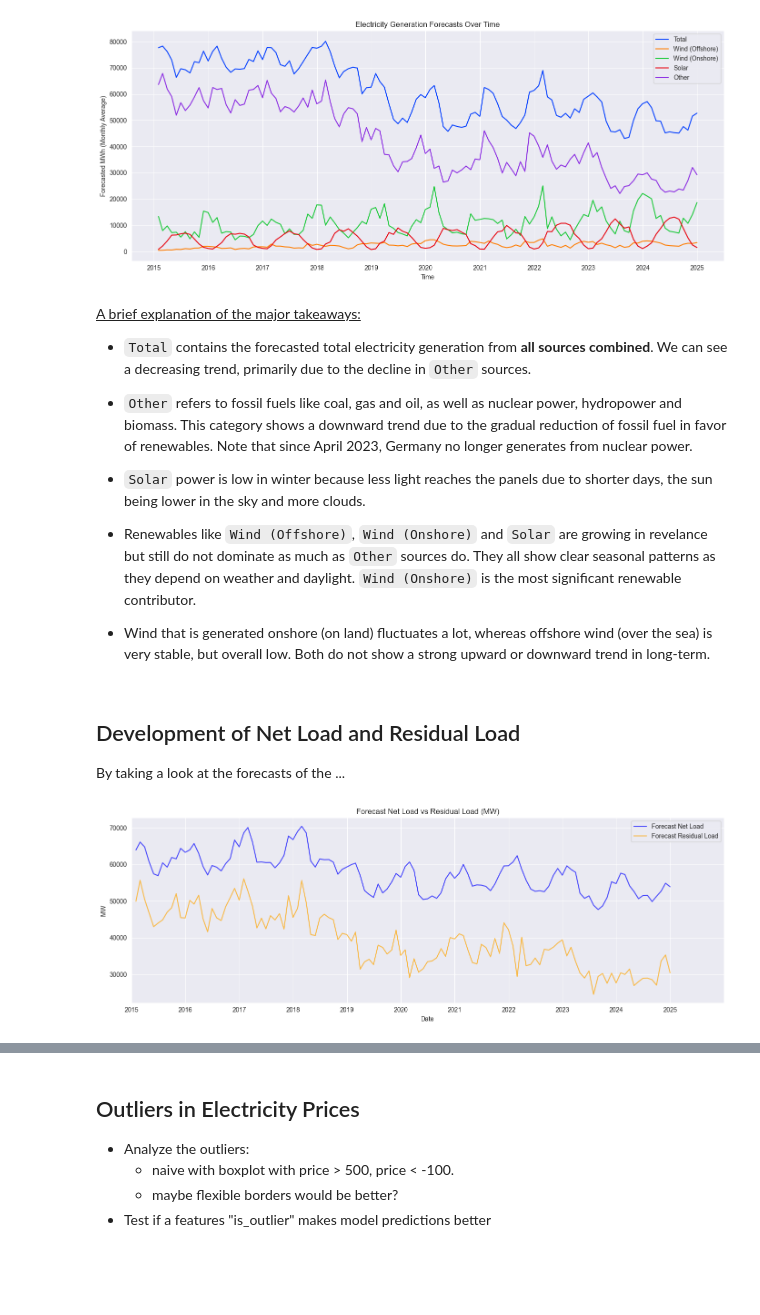
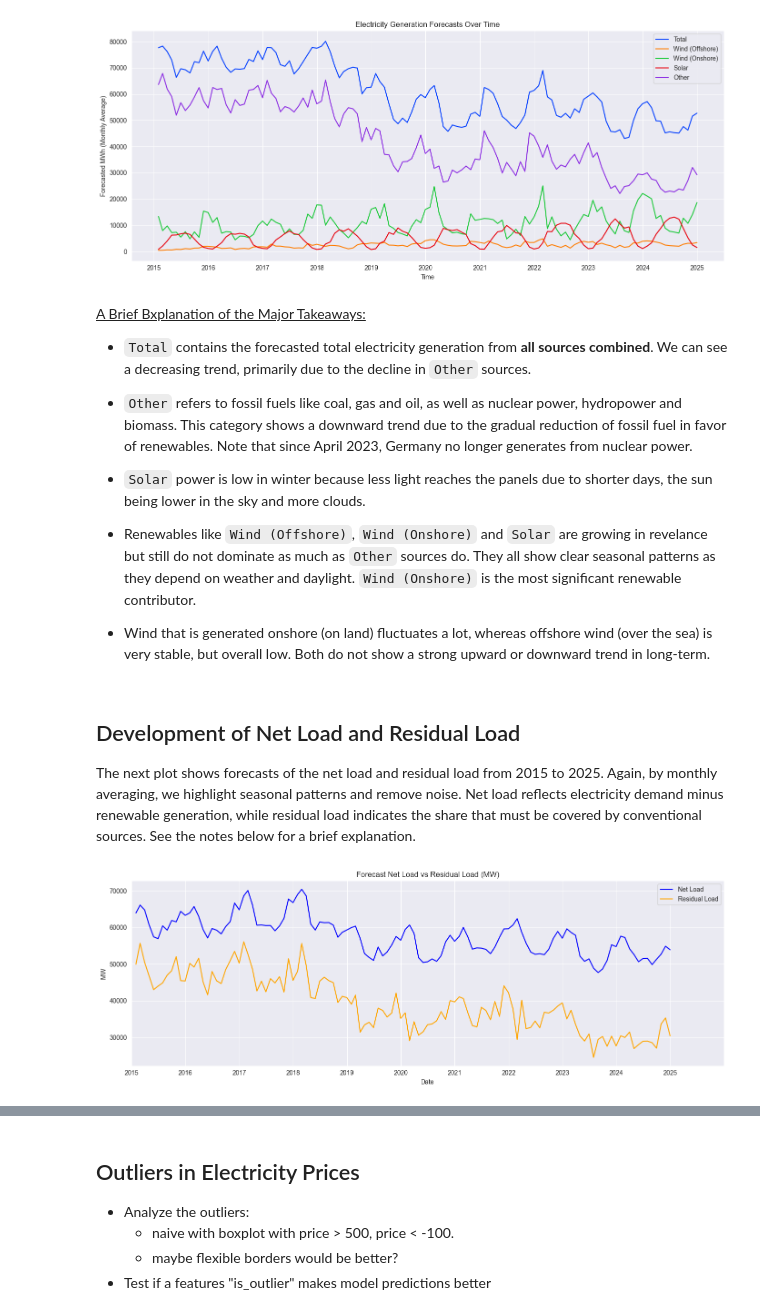
Before and after one commit to DanielHka25/electricity-price-prediction, a Jupyter notebook: notebooks/price_prediction.ipynb, the cells around one changed output, grey strips where cells are left out. Saved outputs shown, nothing was run; the diff lists cells and outputs as text; code cells hidden in the pictures; blank space fills up the shorter version.

```diff
--- a/notebooks/price_prediction.ipynb
+++ b/notebooks/price_prediction.ipynb
@@ -565,7 +572,7 @@ plt.show()
 # %% [output]
 [figure]
 # %% [markdown]
-<u>A brief explanation of the major takeaways:</u>
+<u>A Brief Bxplanation of the Major Takeaways:</u>
 - `Total` contains the forecasted total electricity generation from **all sources combined**. We can see a decreasing trend, primarily due to the decline in `Other` sources.
 - `Other` refers to fossil fuels like coal, gas and oil, as well as nuclear power, hydropower and biomass. This category shows a downward trend due to the gradual reduction of fossil fuel in favor of renewables. Note that since April 2023, Germany no longer generates from nuclear power.
 - `Solar` power is low in winter because less light reaches the panels due to shorter days, the sun being lower in the sky and more clouds.
@@ -575,24 +582,24 @@ plt.show()
 # %% [markdown]
 ## Development of Net Load and Residual Load
 
-By taking a look at the forecasts of the ...
+The next plot shows forecasts of the net load and residual load from 2015 to 2025. Again, by monthly averaging, we highlight seasonal patterns and remove noise. Net load reflects electricity demand minus renewable generation, while residual load indicates the share that must be covered by conventional sources. See the notes below for a brief explanation.
 # %%
 start_date = pd.Timestamp("2015-01-01")
 end_date = pd.Timestamp("2025-12-31")
 
 # Only show monthly mean for more readability
-df_monthly = df[['forecast_net_load_mwh', 'forecast_residual_load_mwh']].resample('M').mean()
+df_monthly = df[['forecast_net_load_mwh', 'forecast_residual_load_mwh']].resample('ME').mean()
 
 plt.figure(figsize=(14, 5))
-plt.plot(df_monthly.index, df_monthly['forecast_net_load_mwh'], label='Forecast Net Load', color='blue', alpha=0.7)
-plt.plot(df_monthly.index, df_monthly['forecast_residual_load_mwh'], label='Forecast Residual Load', color='orange', alpha=0.7)
+plt.plot(df_monthly.index, df_monthly['forecast_net_load_mwh'], label='Net Load', color='blue')
+plt.plot(df_monthly.index, df_monthly['forecast_residual_load_mwh'], label='Residual Load', color='orange')
 
 plt.xlim(start_date, end_date)
 plt.title("Forecast Net Load vs Residual Load (MW)")
 plt.xlabel("Date")
 plt.ylabel("MW")
 plt.legend()
 plt.tight_layout()
 plt.show()
 # %% [output]
-[figure, old version]
+[figure, new version]
```
Also changed, not shown: parts of 15 cells of this notebook, 1 other file.
